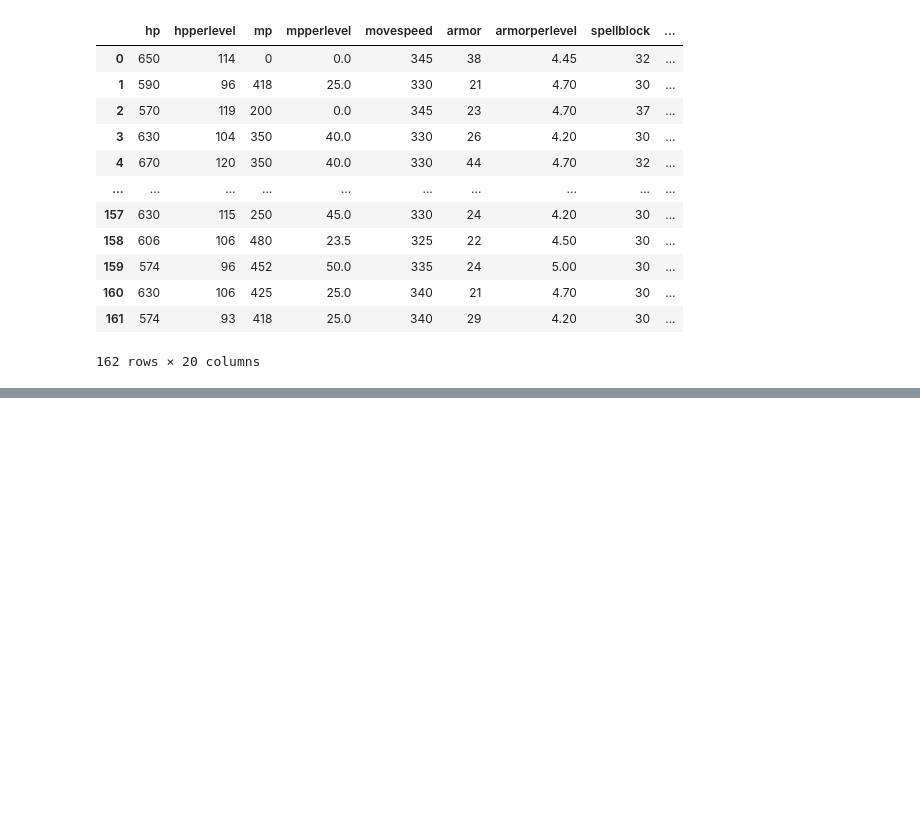
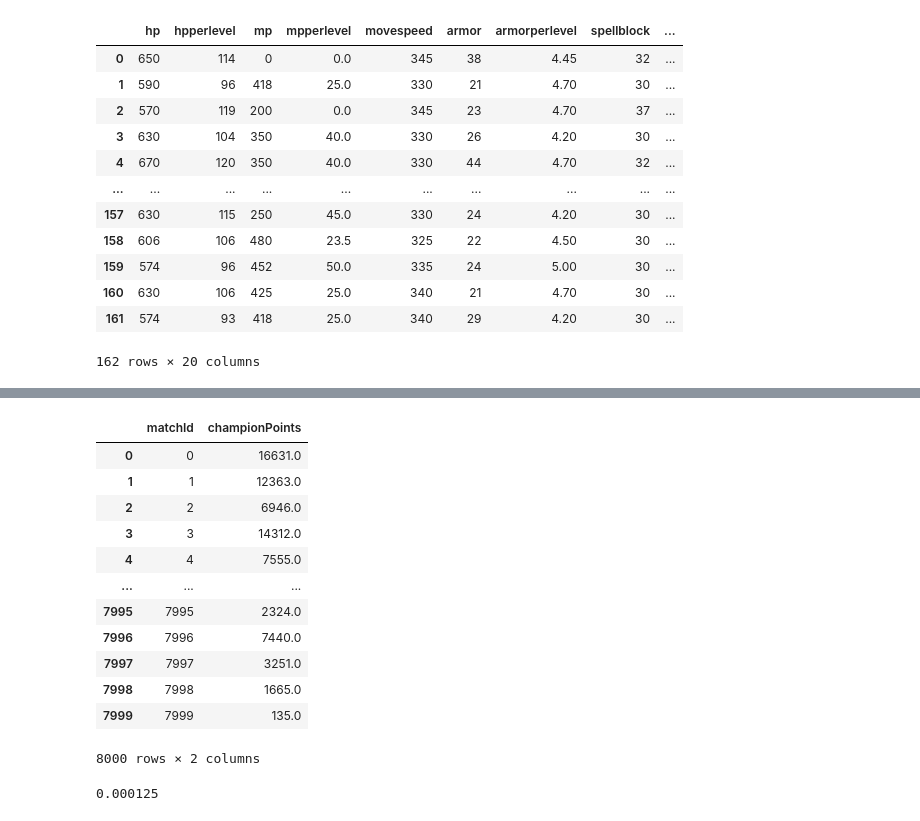
Before and after one commit to nss-data-science-cohort-6/kaggle_lol-elden-ring, a Jupyter notebook: notebooks/Alison_cg.ipynb, the cells around one changed output, grey strips where cells are left out. Saved outputs shown, nothing was run; the diff lists cells and outputs as text; code cells hidden in the pictures; blank space fills up the shorter version.

```diff
--- a/notebooks/Alison_cg.ipynb
+++ b/notebooks/Alison_cg.ipynb
@@ -107,10 +158,24 @@ stats
 # %%
-train_predictions = (
-    X_train
-    .sort_values(['matchId', 'summonerLevel'], ascending = [True, False])
+data_predictions = (
+    data_model
+    .sort_values(['matchId', 'championPoints'], ascending = [True, True])
     .drop_duplicates('matchId')
-    [['matchId', 'teamId']]
+    [['matchId', 'championPoints']]
     .reset_index(drop = True)
 )
 
-train_predictions
+data_predictions
+# %% [output]
+|  | matchId | championPoints |
+| 0 | 0 | 16631.0 |
+| 1 | 1 | 12363.0 |
+| 2 | 2 | 6946.0 |
+| 3 | 3 | 14312.0 |
+| 4 | 4 | 7555.0 |
+| ... | ... | ... |
+| 7995 | 7995 | 2324.0 |
+| 7996 | 7996 | 7440.0 |
+| 7997 | 7997 | 3251.0 |
+| 7998 | 7998 | 1665.0 |
+| 7999 | 7999 | 135.0 |
+8000 rows × 2 columns
@@ -137,0 +182,9 @@ train_predictions
+# %%
+from sklearn.metrics import accuracy_score
+
+accuracy_score(
+    y_true = y_train['matchId'],
+    y_pred = data_predictions['championPoints']
+)
+# %% [output]
+0.000125
```
Also changed, not shown: parts of 7 cells of this notebook.
